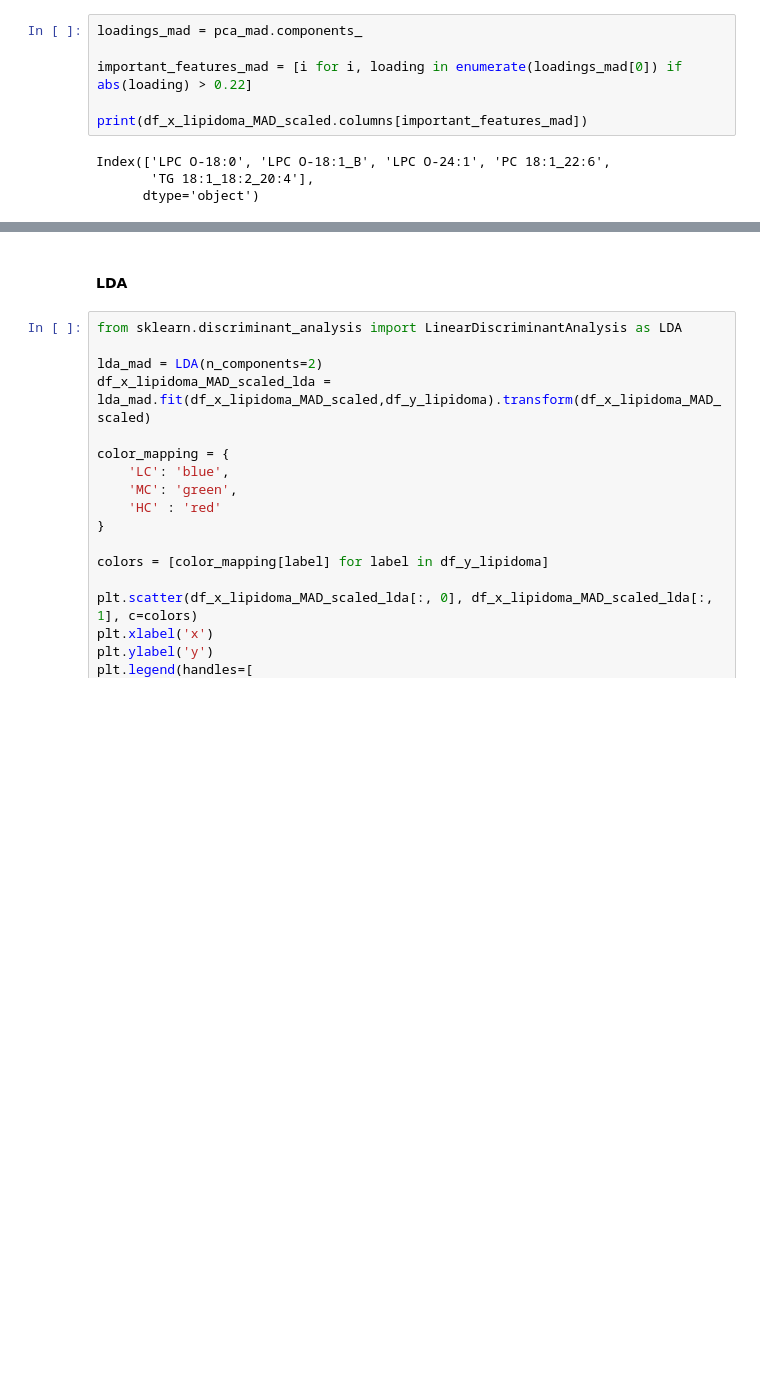
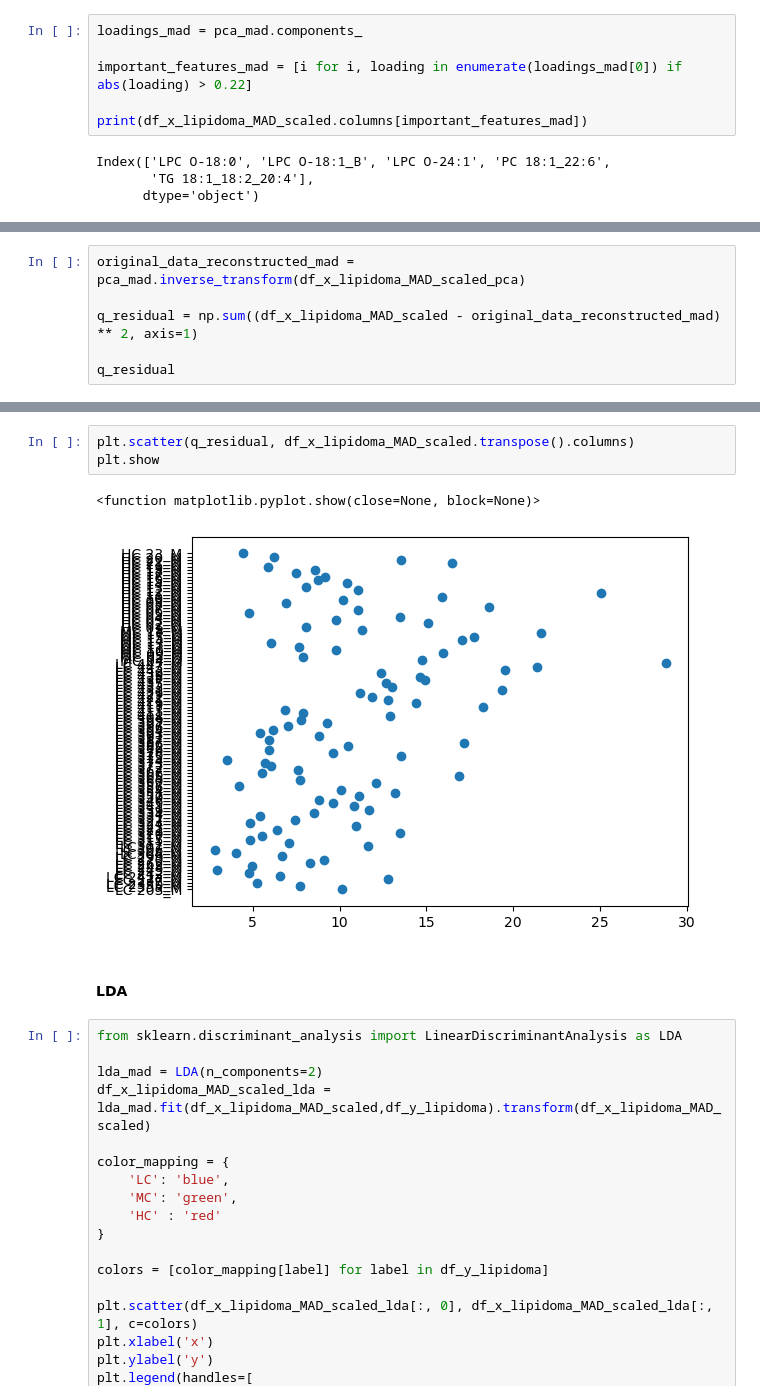
Before and after one commit to Bvs00/AI4ODA_projectwork, a Jupyter notebook: notebook.ipynb, the cells around one changed output, grey strips where cells are left out. Cells and saved outputs as stored; diff of their text form; blank space fills up the shorter version.

Commit message:
prova con il q-residual

```diff
--- a/notebook.ipynb
+++ b/notebook.ipynb
@@ -281,0 +284,6 @@ Index(['LPC O-18:0', 'LPC O-18:1_B', 'LPC O-24:1', 'PC 18:1_22:6',
+# %%
+original_data_reconstructed_mad = pca_mad.inverse_transform(df_x_lipidoma_MAD_scaled_pca)
+
+q_residual = np.sum((df_x_lipidoma_MAD_scaled - original_data_reconstructed_mad) ** 2, axis=1)
+
+q_residual
@@ -282,3 +303,9 @@ Index(['LPC O-18:0', 'LPC O-18:1_B', 'LPC O-24:1', 'PC 18:1_22:6',
+# %%
+plt.scatter(q_residual, df_x_lipidoma_MAD_scaled.transpose().columns)
+plt.show
+# %% [output]
+<function matplotlib.pyplot.show(close=None, block=None)>
+[figure, added]
 # %% [markdown]
 #### LDA
 # %%
```
Also changed, not shown: parts of 2 cells of this notebook.
